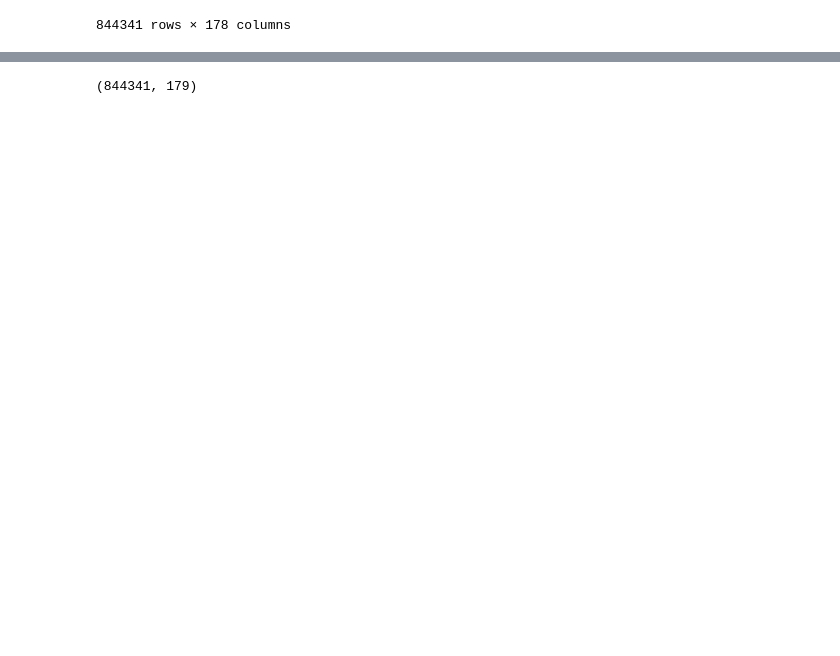
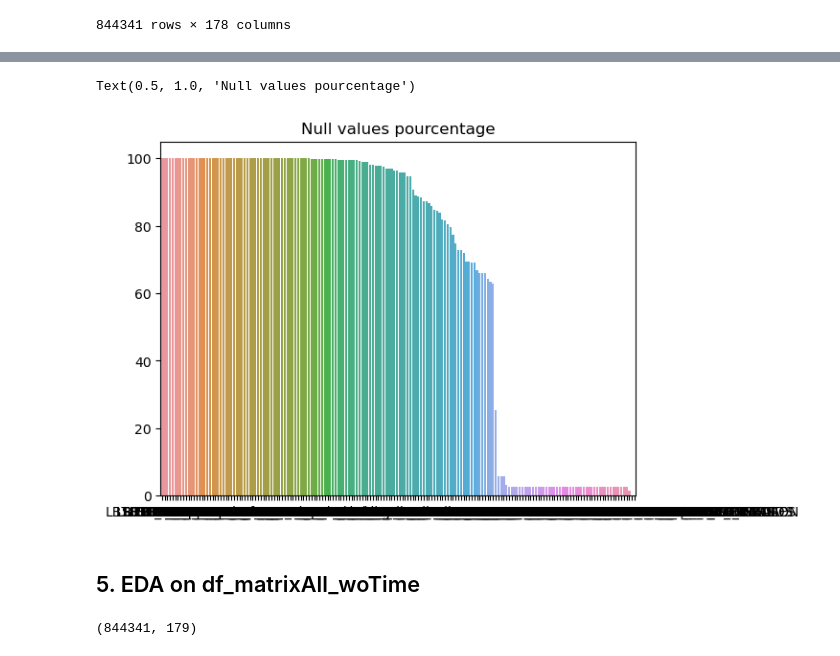
Before and after one commit to CS-433/ml-project-2-digdata_project2, a Jupyter notebook: data_selection.ipynb, the cells around one changed output, grey strips where cells are left out. Saved outputs shown, nothing was run; the diff lists cells and outputs as text; code cells hidden in the pictures; blank space fills up the shorter version.

```diff
--- a/data_selection.ipynb
+++ b/data_selection.ipynb
@@ -2175,0 +2180,9 @@ df_matrixAll_woTime.to_csv('./data/results/df_matrixAll_woTime.csv')
+# %%
+# Open file
+data_folder = './data/results/'
+mylist = []
+for chunk in pd.read_csv(data_folder + 'df_matrixAll_woTime.csv', sep=',', low_memory=False, chunksize=5000):
+    mylist.append(chunk)
+df_matrixAll_woTime = pd.concat(mylist, axis=0)
+df_matrixAll_woTime.name = 'df_matrixAll_woTime'
+del mylist
@@ -2176,3 +2239,13 @@ df_matrixAll_woTime.to_csv('./data/results/df_matrixAll_woTime.csv')
+# %%
+# Hist of NA per column
+null_values = df_matrixAll_woTime.isnull().mean().sort_values(ascending=False)*100
+null_values = null_values[null_values>0]
+sns.barplot(x=null_values.index, y=null_values.values).set_title('Null values pourcentage')
+# %% [output]
+Text(0.5, 1.0, 'Null values pourcentage')
+[figure, added]
+# %% [markdown]
+## 5. EDA on df_matrixAll_woTime
 # %%
 # Open file
 data_folder = './data/results/'
```
Also changed, not shown: parts of 10 cells of this notebook.
